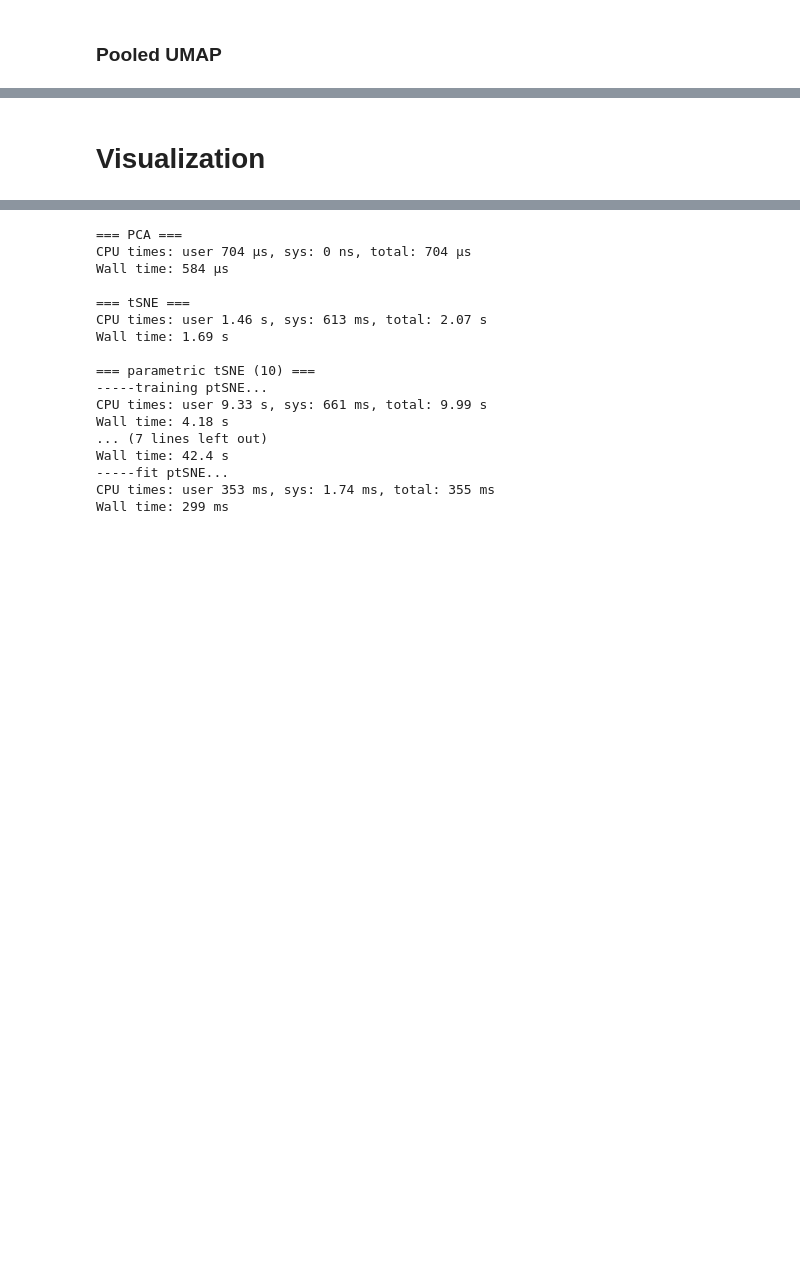
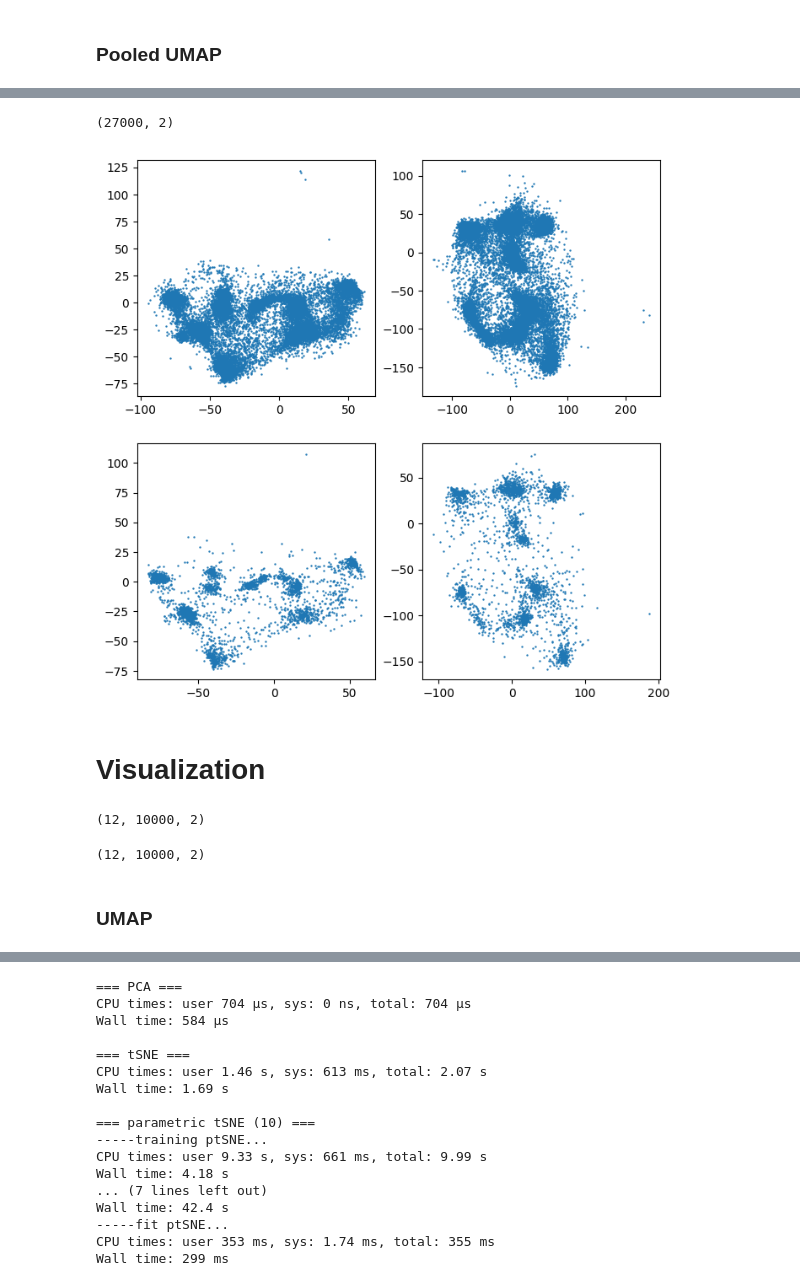
Before and after one commit to clintko/Proj_SingleCell, a Jupyter notebook: ParametricTSNE/Parametric t sne_v5_PCA tSNE ptSNE_EQAPOL.ipynb, the cells around one changed output, grey strips where cells are left out. Saved outputs shown, nothing was run; the diff lists cells and outputs as text; code cells hidden in the pictures; blank space fills up the shorter version.

```diff
--- a/ParametricTSNE/Parametric t sne_v5_PCA tSNE ptSNE_EQAPOL.ipynb
+++ b/ParametricTSNE/Parametric t sne_v5_PCA tSNE ptSNE_EQAPOL.ipynb
@@ -12,12 +19,13 @@ from parametric_tSNE import Parametric_tSNE
 from sklearn.decomposition import PCA
 from sklearn.manifold import TSNE
 
+from sklearn.model_selection import train_test_split
 from sklearn.datasets import load_iris
 from Tool_ImportData import *
 from Tool_flow2img import *
 
 import matplotlib.pyplot as plt
-plt.style.use('ggplot')
+plt.style.use('default')
 # %% [markdown]
 # Import / Load Data
 # %%
@@ -202,5 +246,40 @@ print(y.shape)
+# %%
+yhat_train_E1.shape
+# %% [output]
+(27000, 2)
+# %%
+fig, axes = plt.subplots(figsize=(8, 8), nrows = 2, ncols = 2) #, sharex = True, sharey = True)
+
+axes[0, 0].scatter(yhat_train_E1[:, 0],  yhat_train_E1[:, 1],  s = 0.5)
+axes[0, 1].scatter(yhat_train_5E2[:, 0], yhat_train_5E2[:, 1], s = 0.5)
+axes[1, 0].scatter(yhat_test_E1[:, 0],   yhat_test_E1[:, 1],   s = 0.5)
+axes[1, 1].scatter(yhat_test_5E2[:, 0],  yhat_test_5E2[:, 1],  s = 0.5)
+
+plt.show()
+# %% [output]
+[figure, added]
 # %% [markdown]
 # Visualization
+# %%
+y_E1 = list()
+for idx in range(len(dat_samples_sub)):
+    y_E1.append(ptSNE_E1.transform(dat_samples_sub[idx]))
+
+y_E1 = np.array(y_E1)
+print(y_E1.shape)
+# %% [output]
+(12, 10000, 2)
+# %%
+y_5E2 = list()
+for idx in range(len(dat_samples_sub)):
+    y_5E2.append(ptSNE_5E2.transform(dat_samples_sub[idx]))
+
+y_5E2 = np.array(y_5E2)
+print(y_5E2.shape)
+# %% [output]
+(12, 10000, 2)
+# %% [markdown]
+### UMAP
 # %%
 fig, axes = plt.subplots(figsize=(16, 12), nrows = 3, ncols = 4, sharex = True, sharey = True)
 plt_title = ["Costim", "CMV", "SEB"]
```
Also changed, not shown: parts of 24 cells of this notebook, 4 other files.
